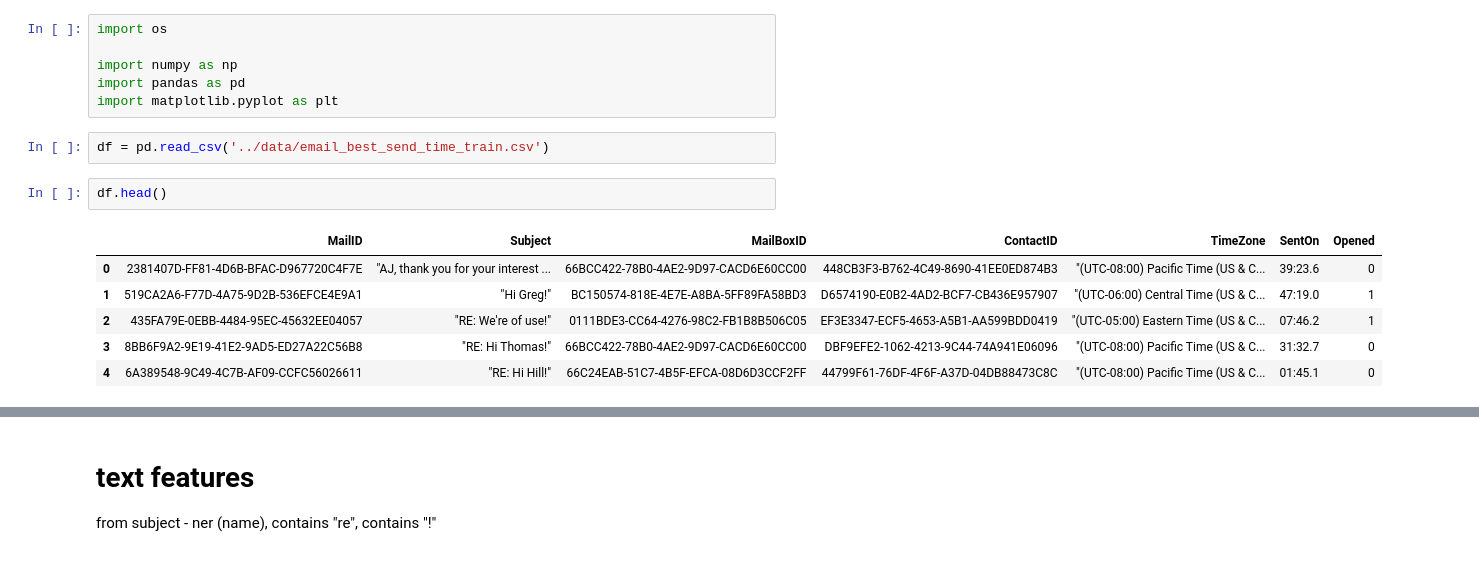
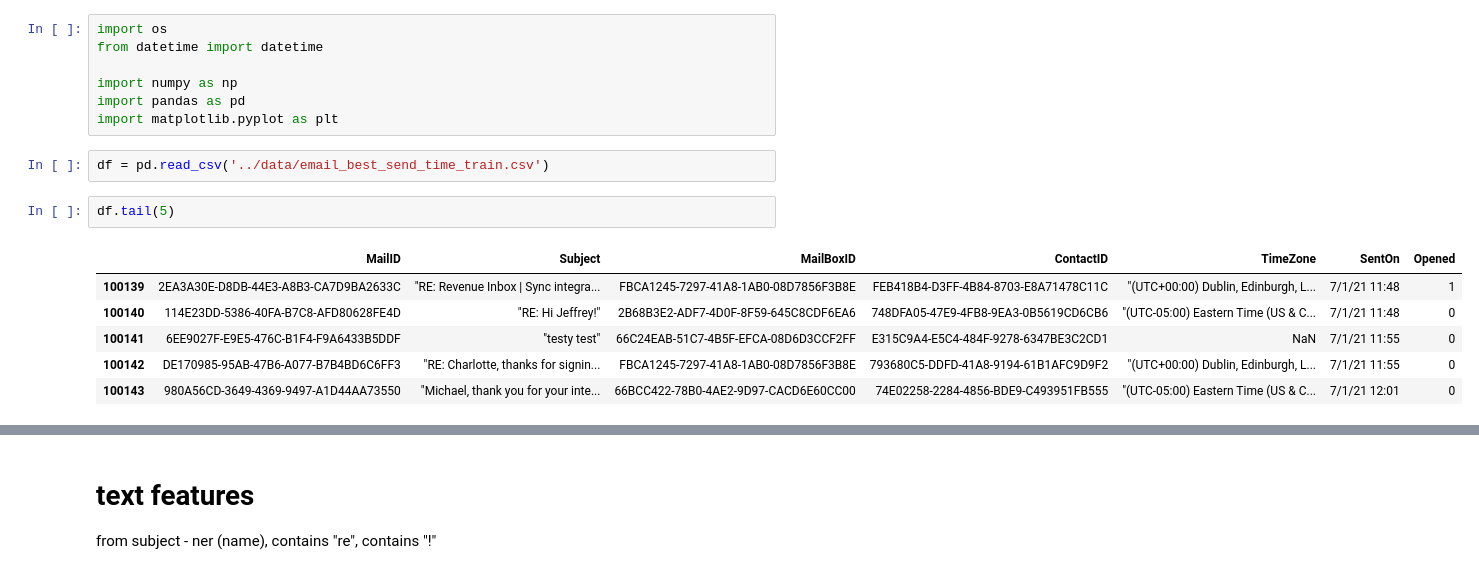
Before and after one commit to trokhymovych/email_classification, a Jupyter notebook: notebooks/feature_engineering.ipynb, the cells around one changed output, grey strips where cells are left out. Saved outputs shown, nothing was run; the diff lists cells and outputs as text.

```diff
--- a/notebooks/feature_engineering.ipynb
+++ b/notebooks/feature_engineering.ipynb
@@ -1,5 +1,6 @@
 # %%
 import os
+from datetime import datetime
 
 import numpy as np
 import pandas as pd
@@ -7,14 +8,14 @@ import matplotlib.pyplot as plt
 # %%
 df = pd.read_csv('../data/email_best_send_time_train.csv')
 # %%
-df.head()
+df.tail(5)
 # %% [output]
 |  | MailID | Subject | MailBoxID | ContactID | TimeZone | SentOn | Opened |
-| 0 | 2381407D-FF81-4D6B-BFAC-D967720C4F7E | "AJ, thank you for your interest ... | 66BCC422-78B0-4AE2-9D97-CACD6E60CC00 | 448CB3F3-B762-4C49-8690-41EE0ED874B3 | "(UTC-08:00) Pacific Time (US & C... | 39:23.6 | 0 |
-| 1 | 519CA2A6-F77D-4A75-9D2B-536EFCE4E9A1 | "Hi Greg!" | BC150574-818E-4E7E-A8BA-5FF89FA58BD3 | D6574190-E0B2-4AD2-BCF7-CB436E957907 | "(UTC-06:00) Central Time (US & C... | 47:19.0 | 1 |
-| 2 | 435FA79E-0EBB-4484-95EC-45632EE04057 | "RE: We're of use!" | 0111BDE3-CC64-4276-98C2-FB1B8B506C05 | EF3E3347-ECF5-4653-A5B1-AA599BDD0419 | "(UTC-05:00) Eastern Time (US & C... | 07:46.2 | 1 |
-| 3 | 8BB6F9A2-9E19-41E2-9AD5-ED27A22C56B8 | "RE: Hi Thomas!" | 66BCC422-78B0-4AE2-9D97-CACD6E60CC00 | DBF9EFE2-1062-4213-9C44-74A941E06096 | "(UTC-08:00) Pacific Time (US & C... | 31:32.7 | 0 |
-| 4 | 6A389548-9C49-4C7B-AF09-CCFC56026611 | "RE: Hi Hill!" | 66C24EAB-51C7-4B5F-EFCA-08D6D3CCF2FF | 44799F61-76DF-4F6F-A37D-04DB88473C8C | "(UTC-08:00) Pacific Time (US & C... | 01:45.1 | 0 |
+| 100139 | 2EA3A30E-D8DB-44E3-A8B3-CA7D9BA2633C | "RE: Revenue Inbox | Sync integra... | FBCA1245-7297-41A8-1AB0-08D7856F3B8E | FEB418B4-D3FF-4B84-8703-E8A71478C11C | "(UTC+00:00) Dublin, Edinburgh, L... | 7/1/21 11:48 | 1 |
+| 100140 | 114E23DD-5386-40FA-B7C8-AFD80628FE4D | "RE: Hi Jeffrey!" | 2B68B3E2-ADF7-4D0F-8F59-645C8CDF6EA6 | 748DFA05-47E9-4FB8-9EA3-0B5619CD6CB6 | "(UTC-05:00) Eastern Time (US & C... | 7/1/21 11:48 | 0 |
+| 100141 | 6EE9027F-E9E5-476C-B1F4-F9A6433B5DDF | "testy test" | 66C24EAB-51C7-4B5F-EFCA-08D6D3CCF2FF | E315C9A4-E5C4-484F-9278-6347BE3C2CD1 | NaN | 7/1/21 11:55 | 0 |
+| 100142 | DE170985-95AB-47B6-A077-B7B4BD6C6FF3 | "RE: Charlotte, thanks for signin... | FBCA1245-7297-41A8-1AB0-08D7856F3B8E | 793680C5-DDFD-41A8-9194-61B1AFC9D9F2 | "(UTC+00:00) Dublin, Edinburgh, L... | 7/1/21 11:55 | 0 |
+| 100143 | 980A56CD-3649-4369-9497-A1D44AA73550 | "Michael, thank you for your inte... | 66BCC422-78B0-4AE2-9D97-CACD6E60CC00 | 74E02258-2284-4856-BDE9-C493951FB555 | "(UTC-05:00) Eastern Time (US & C... | 7/1/21 12:01 | 0 |
 # %%
 df.shape
 # %% [output]
```
Also changed, not shown: parts of 10 cells of this notebook, 2 other files.
